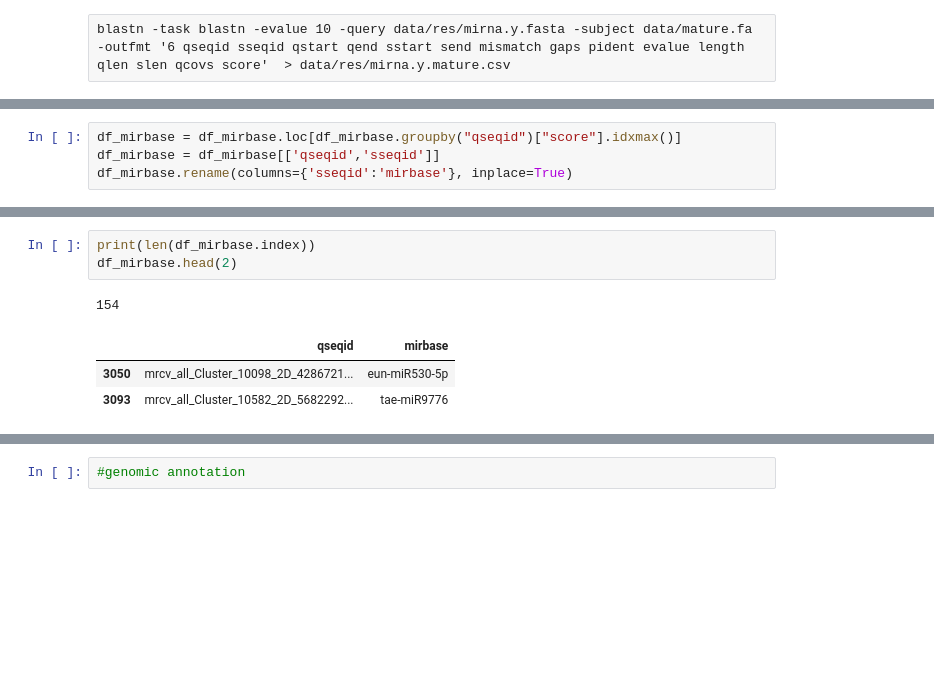
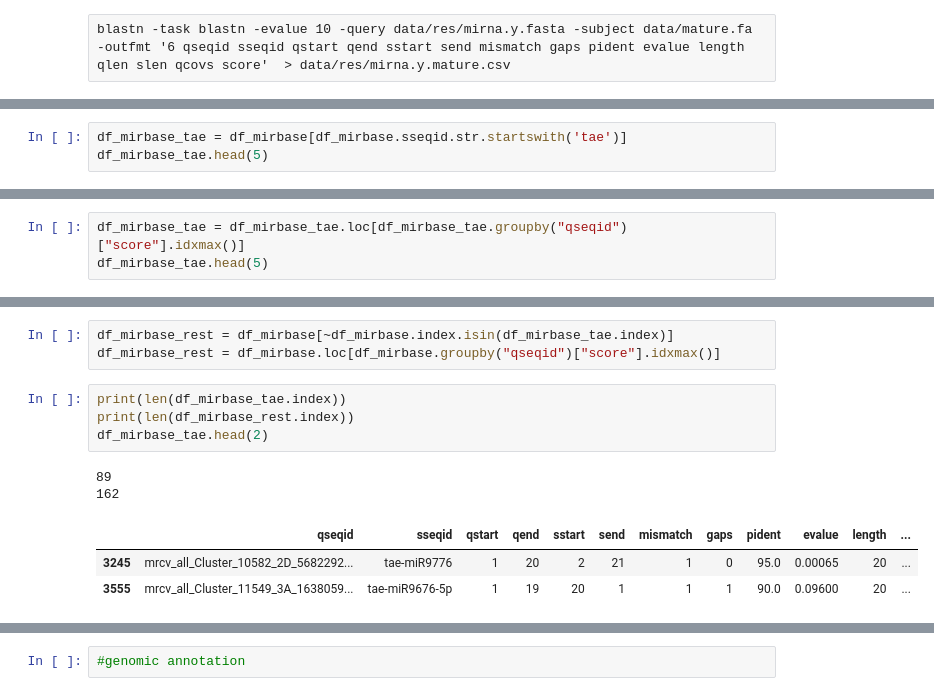
Before and after one commit to juancresc/mirna_mite, a Jupyter notebook: 2_analysis/1_analysis.ipynb, the cells around one changed output, grey strips where cells are left out. Saved outputs shown, nothing was run; the diff lists cells and outputs as text; blank space fills up the shorter version.

```diff
--- a/2_analysis/1_analysis.ipynb
+++ b/2_analysis/1_analysis.ipynb
@@ -398,4 +439,3 @@ df_mirbase.head(2)
-# %%
-df_mirbase = df_mirbase.loc[df_mirbase.groupby("qseqid")["score"].idxmax()]
-df_mirbase = df_mirbase[['qseqid','sseqid']]
-df_mirbase.rename(columns={'sseqid':'mirbase'}, inplace=True)
+# %%
+df_mirbase_tae = df_mirbase[df_mirbase.sseqid.str.startswith('tae')]
+df_mirbase_tae.head(5)
@@ -401,0 +449,3 @@ df_mirbase.rename(columns={'sseqid':'mirbase'}, inplace=True)
+# %%
+df_mirbase_tae = df_mirbase_tae.loc[df_mirbase_tae.groupby("qseqid")["score"].idxmax()]
+df_mirbase_tae.head(5)
@@ -402,8 +459,13 @@ df_mirbase.rename(columns={'sseqid':'mirbase'}, inplace=True)
+# %%
+df_mirbase_rest = df_mirbase[~df_mirbase.index.isin(df_mirbase_tae.index)]
+df_mirbase_rest = df_mirbase.loc[df_mirbase.groupby("qseqid")["score"].idxmax()]
 # %%
-print(len(df_mirbase.index))
-df_mirbase.head(2)
+print(len(df_mirbase_tae.index))
+print(len(df_mirbase_rest.index))
+df_mirbase_tae.head(2)
 # %% [output]
-154
+89
+162
-|  | qseqid | mirbase |
-| 3050 | mrcv_all_Cluster_10098_2D_4286721... | eun-miR530-5p |
-| 3093 | mrcv_all_Cluster_10582_2D_5682292... | tae-miR9776 |
+|  | qseqid | sseqid | qstart | qend | sstart | send | mismatch | gaps | pident | evalue | length | ... |
+| 3245 | mrcv_all_Cluster_10582_2D_5682292... | tae-miR9776 | 1 | 20 | 2 | 21 | 1 | 0 | 95.0 | 0.00065 | 20 | ... |
+| 3555 | mrcv_all_Cluster_11549_3A_1638059... | tae-miR9676-5p | 1 | 19 | 20 | 1 | 1 | 1 | 90.0 | 0.09600 | 20 | ... |
```
Also changed, not shown: parts of 71 cells of this notebook, 4 other files.
